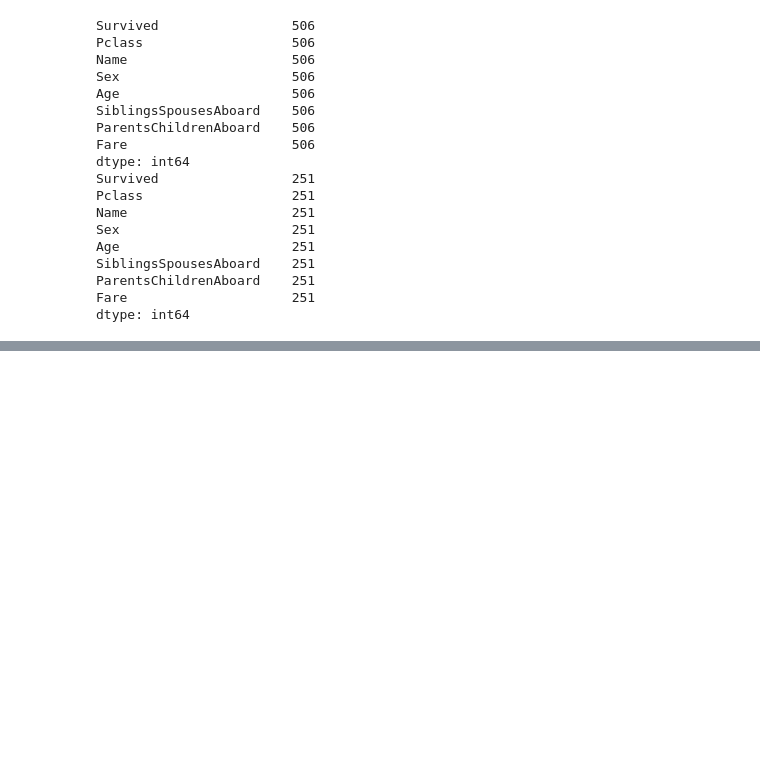
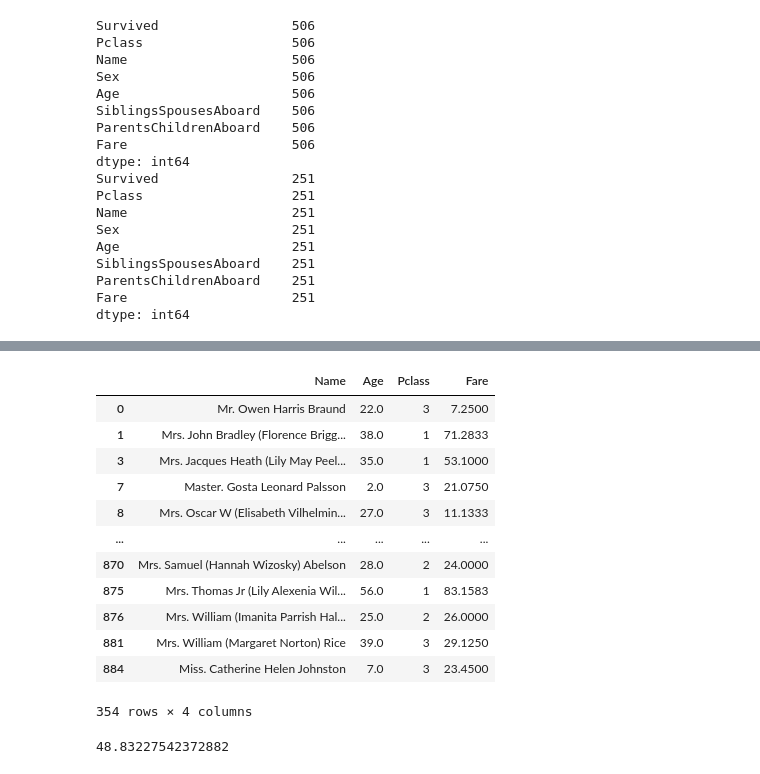
Before and after one commit to rameez1822534/day2-Salt-pandas-n-numpy, a Jupyter notebook: excercises.ipynb, the cells around one changed output, grey strips where cells are left out. Saved outputs shown, nothing was run; the diff lists cells and outputs as text; code cells hidden in the pictures; blank space fills up the shorter version.

```diff
--- a/excercises.ipynb
+++ b/excercises.ipynb
@@ -304,0 +328,29 @@ dtype: int64
+# %%
+df1 = df.loc[(df['SiblingsSpousesAboard'] > 0) | (df['ParentsChildrenAboard'] > 0), ['Name', 'Age', 'Pclass', 'Fare']]
+
+
+
+df1
+# %% [output]
+|  | Name | Age | Pclass | Fare |
+| 0 | Mr. Owen Harris Braund | 22.0 | 3 | 7.2500 |
+| 1 | Mrs. John Bradley (Florence Brigg... | 38.0 | 1 | 71.2833 |
+| 3 | Mrs. Jacques Heath (Lily May Peel... | 35.0 | 1 | 53.1000 |
+| 7 | Master. Gosta Leonard Palsson | 2.0 | 3 | 21.0750 |
+| 8 | Mrs. Oscar W (Elisabeth Vilhelmin... | 27.0 | 3 | 11.1333 |
+| ... | ... | ... | ... | ... |
+| 870 | Mrs. Samuel (Hannah Wizosky) Abelson | 28.0 | 2 | 24.0000 |
+| 875 | Mrs. Thomas Jr (Lily Alexenia Wil... | 56.0 | 1 | 83.1583 |
+| 876 | Mrs. William (Imanita Parrish Hal... | 25.0 | 2 | 26.0000 |
+| 881 | Mrs. William (Margaret Norton) Rice | 39.0 | 3 | 29.1250 |
+| 884 | Miss. Catherine Helen Johnston | 7.0 | 3 | 23.4500 |
+354 rows × 4 columns
+# %%
+df1 = df.loc[(df['SiblingsSpousesAboard'] > 0) | (df['ParentsChildrenAboard'] > 0), ['Name', 'Age', 'Pclass', 'Fare']]
+
+
+mean_fare = df1['Fare'].mean()
+
+print(mean_fare)
+# %% [output]
+48.83227542372882
```
Also changed, not shown: parts of 3 cells of this notebook, 1 other file.
